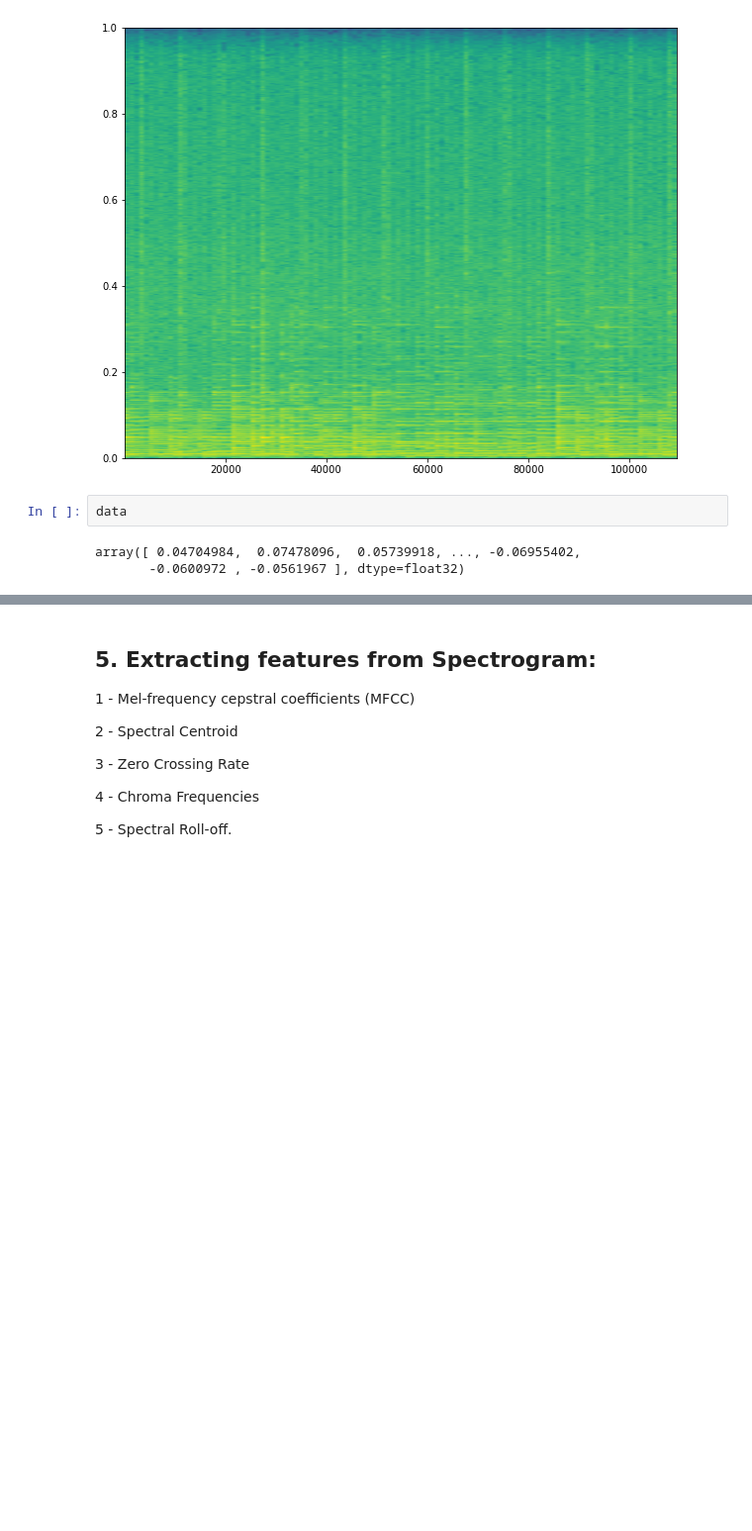
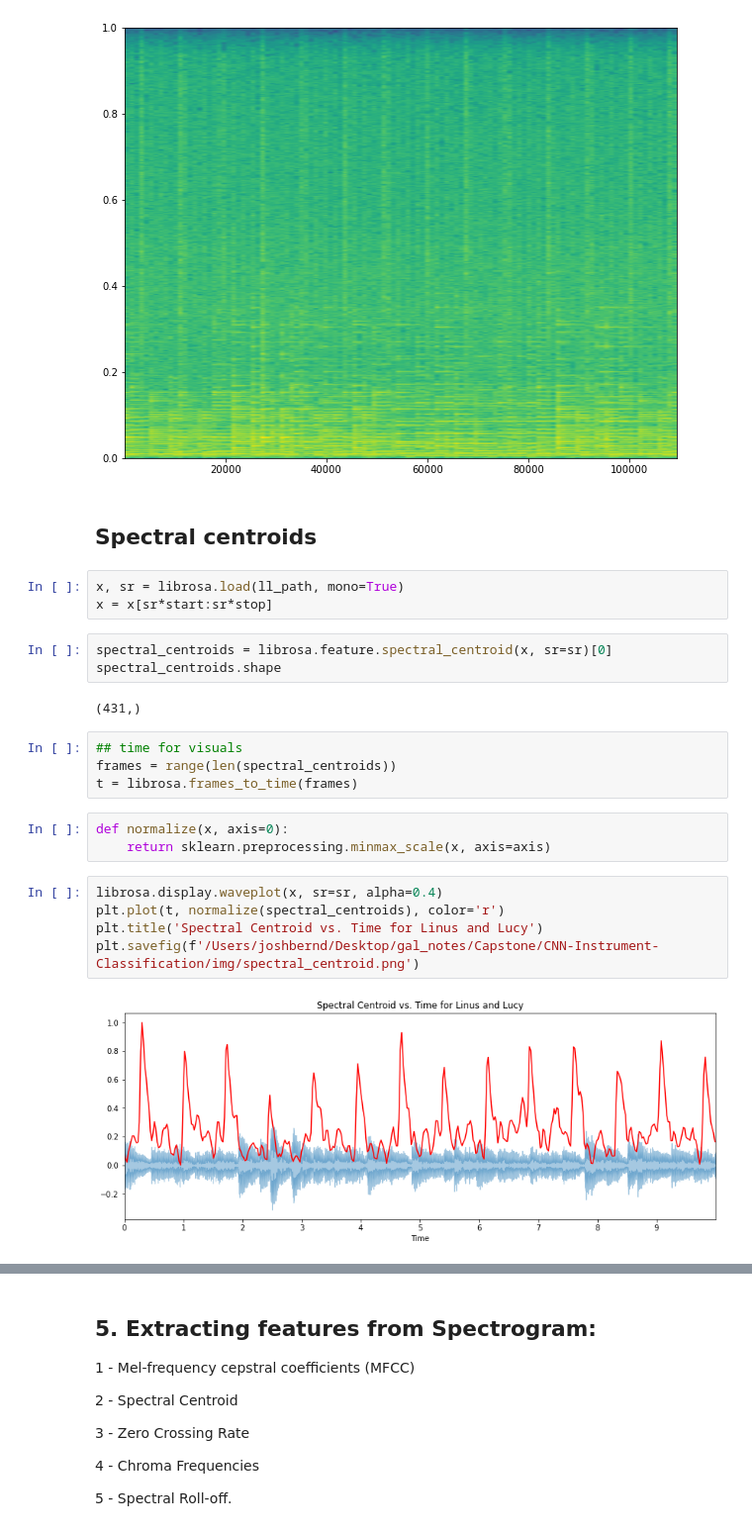
Before and after one commit to puga-42/NN-Sound-Classification, a Jupyter notebook: working_notebook.ipynb, the cells around one changed output, grey strips where cells are left out. Shown at 99% size. Drawn from its saved outputs; the diff is of its cells as text; blank space fills up the shorter version.

```diff
--- a/working_notebook.ipynb
+++ b/working_notebook.ipynb
@@ -797,8 +845,27 @@ plt.specgram(data, NFFT=2048, Fs=2, Fc=0,
 #plt.axis('off');
 # %% [output]
 [figure]
-# %%
-data
-# %% [output]
-array([ 0.04704984,  0.07478096,  0.05739918, ..., -0.06955402,
-       -0.0600972 , -0.0561967 ], dtype=float32)
+# %% [markdown]
+## Spectral centroids
+# %%
+x, sr = librosa.load(ll_path, mono=True)
+x = x[sr*start:sr*stop]
+# %%
+spectral_centroids = librosa.feature.spectral_centroid(x, sr=sr)[0]
+spectral_centroids.shape
+# %% [output]
+(431,)
+# %%
+## time for visuals
+frames = range(len(spectral_centroids))
+t = librosa.frames_to_time(frames)
+# %%
+def normalize(x, axis=0):
+    return sklearn.preprocessing.minmax_scale(x, axis=axis)
+# %%
+librosa.display.waveplot(x, sr=sr, alpha=0.4)
+plt.plot(t, normalize(spectral_centroids), color='r')
+plt.title('Spectral Centroid vs. Time for Linus and Lucy')
+plt.savefig(f'/Users/joshbernd/Desktop/gal_notes/Capstone/CNN-Instrument-Classification/img/spectral_centroid.png')
+# %% [output]
+[figure, added]
```
Also changed, not shown: parts of 35 cells of this notebook, 1 other file.
